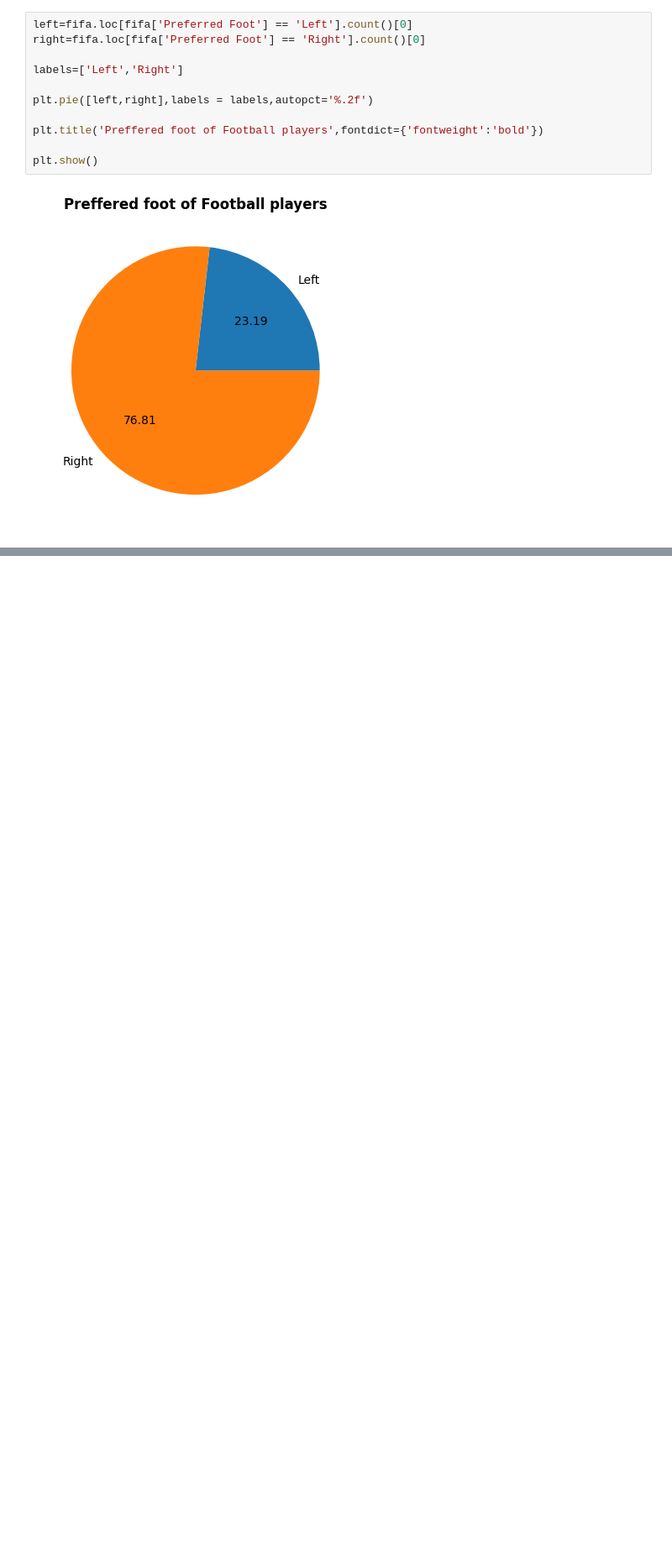
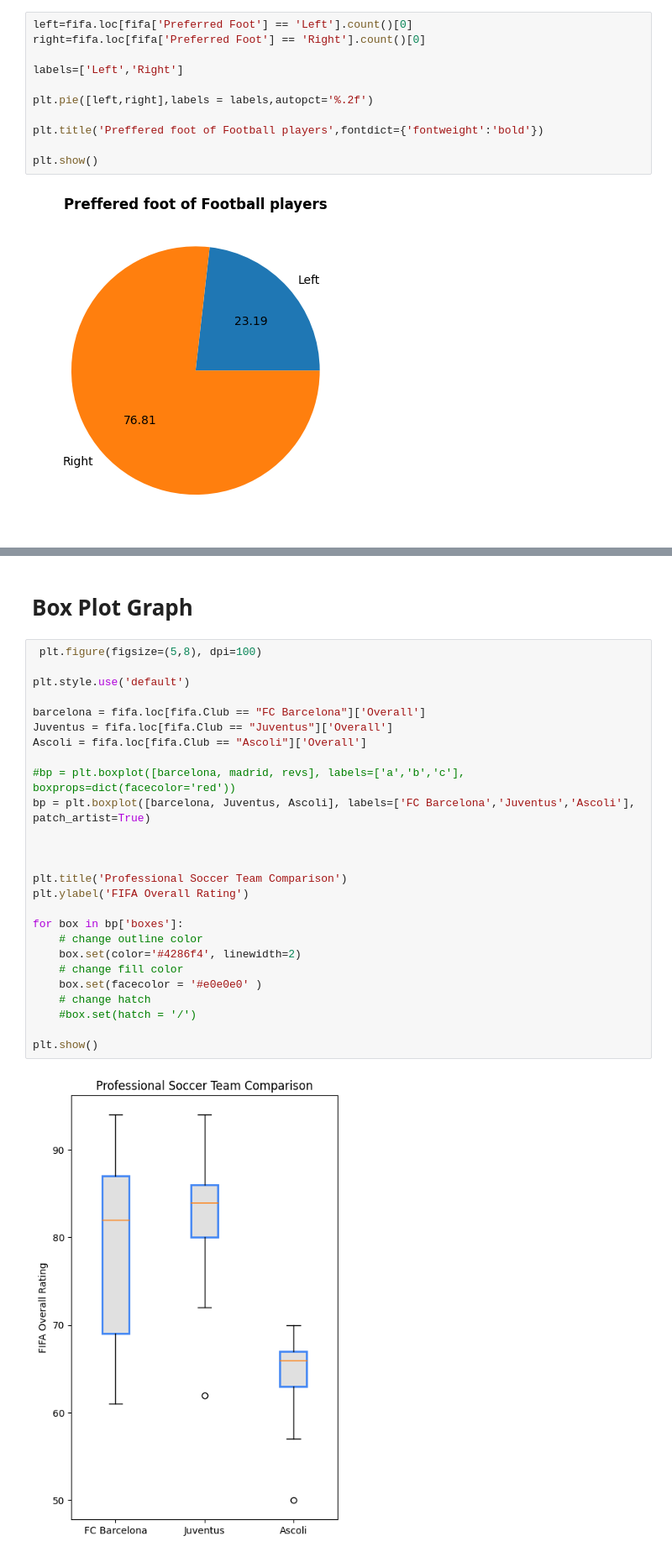
Before and after one commit to QuantamDev/Matplotlib, a Jupyter notebook: Real_World_ex.ipynb, the cells around one changed output, grey strips where cells are left out. Shown at 84% size. Saved outputs shown, nothing was run; the diff lists cells and outputs as text; blank space fills up the shorter version.

```diff
--- a/Real_World_ex.ipynb
+++ b/Real_World_ex.ipynb
@@ -139,0 +151,30 @@ heavy = fifa.loc[(fifa.Weight>200)].count()
+# %% [markdown]
+# Box Plot Graph
+# %%
+ plt.figure(figsize=(5,8), dpi=100)
+
+plt.style.use('default')
+
+barcelona = fifa.loc[fifa.Club == "FC Barcelona"]['Overall']
+Juventus = fifa.loc[fifa.Club == "Juventus"]['Overall']
+Ascoli = fifa.loc[fifa.Club == "Ascoli"]['Overall']
+
+#bp = plt.boxplot([barcelona, madrid, revs], labels=['a','b','c'], boxprops=dict(facecolor='red'))
+bp = plt.boxplot([barcelona, Juventus, Ascoli], labels=['FC Barcelona','Juventus','Ascoli'], patch_artist=True)
+
+
+
+plt.title('Professional Soccer Team Comparison')
+plt.ylabel('FIFA Overall Rating')
+
+for box in bp['boxes']:
+    # change outline color
+    box.set(color='#4286f4', linewidth=2)
+    # change fill color
+    box.set(facecolor = '#e0e0e0' )
+    # change hatch
+    #box.set(hatch = '/')
+
+plt.show()
+# %% [output]
+[figure, added]
```
Also changed, not shown: parts of 2 cells of this notebook.
